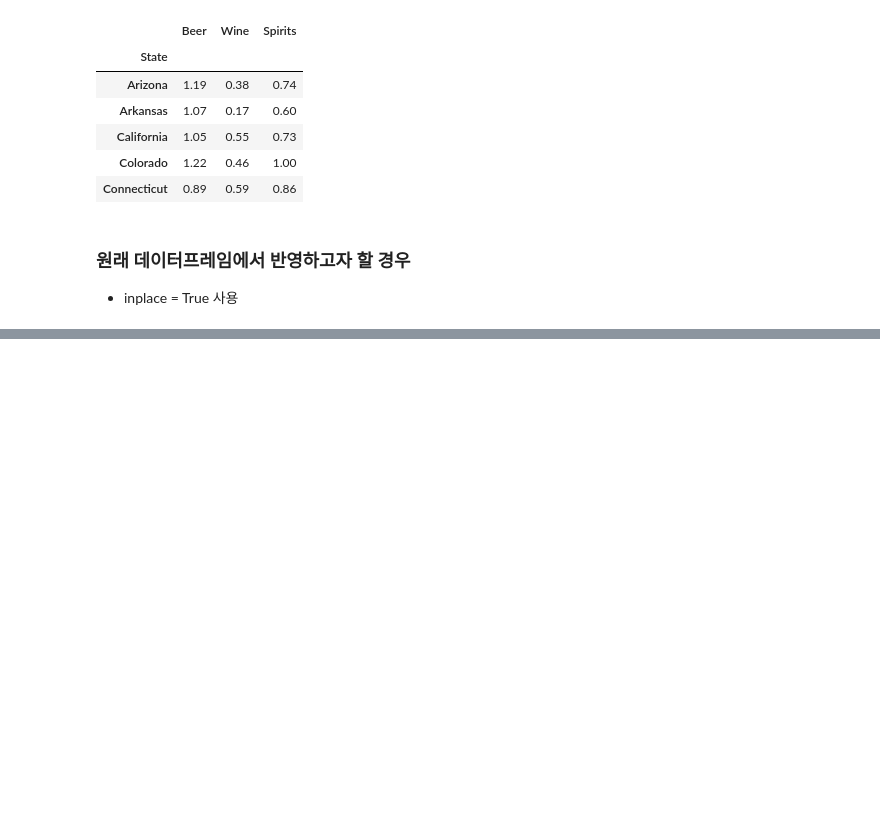
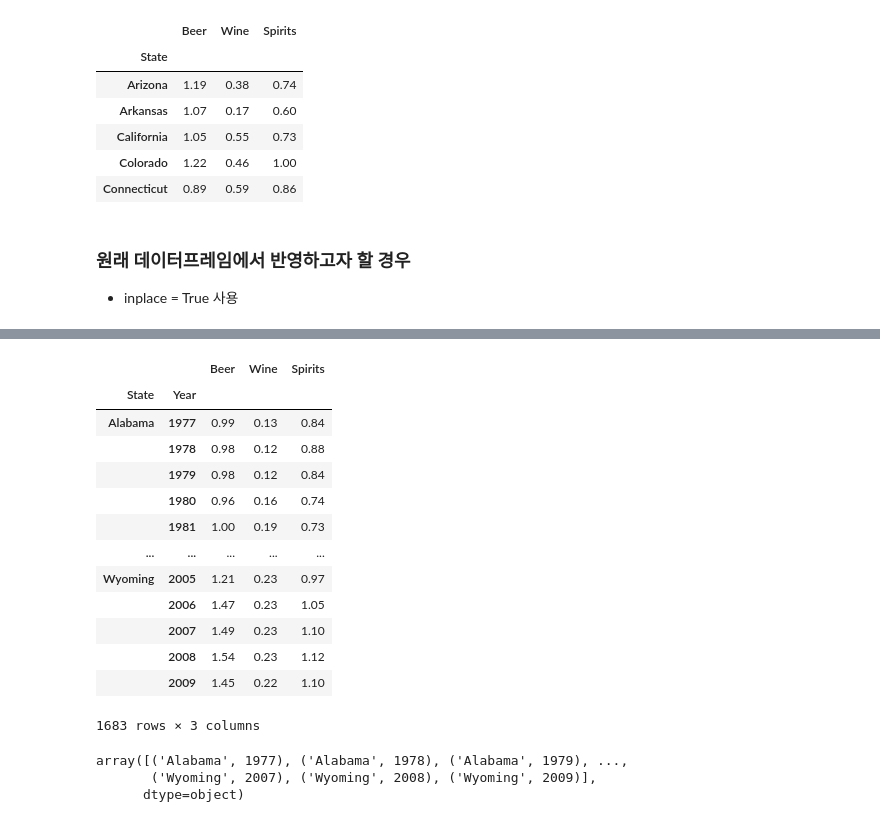
Before and after one commit to GeonKimdcu/python, a Jupyter notebook: dataMining/UNIT 32.ipynb, the cells around one changed output, grey strips where cells are left out. Cells and saved outputs as stored; diff of their text form; code cells hidden in the pictures; blank space fills up the shorter version.

```diff
--- a/dataMining/UNIT 32.ipynb
+++ b/dataMining/UNIT 32.ipynb
@@ -158,0 +203,26 @@ alco2009.drop(["Alabama", "Alaska"], inplace = True)
+# %%
+alco = pd.read_csv("niaaa-report.csv", index_col=["State", "Year"])
+alco
+# %% [output]
+|  |  | Beer | Wine | Spirits |
+| State | Year |  |  |  |
+| Alabama | 1977 | 0.99 | 0.13 | 0.84 |
+|  | 1978 | 0.98 | 0.12 | 0.88 |
+|  | 1979 | 0.98 | 0.12 | 0.84 |
+|  | 1980 | 0.96 | 0.16 | 0.74 |
+|  | 1981 | 1.00 | 0.19 | 0.73 |
+| ... | ... | ... | ... | ... |
+| Wyoming | 2005 | 1.21 | 0.23 | 0.97 |
+|  | 2006 | 1.47 | 0.23 | 1.05 |
+|  | 2007 | 1.49 | 0.23 | 1.10 |
+|  | 2008 | 1.54 | 0.23 | 1.12 |
+|  | 2009 | 1.45 | 0.22 | 1.10 |
+1683 rows × 3 columns
+# %%
+# 튜플 형태의 멀티 인덱스 생성
+
+alco.index.values
+# %% [output]
+array([('Alabama', 1977), ('Alabama', 1978), ('Alabama', 1979), ...,
+       ('Wyoming', 2007), ('Wyoming', 2008), ('Wyoming', 2009)],
+      dtype=object)
```
Also changed, not shown: parts of 14 cells of this notebook, 1 other file.
